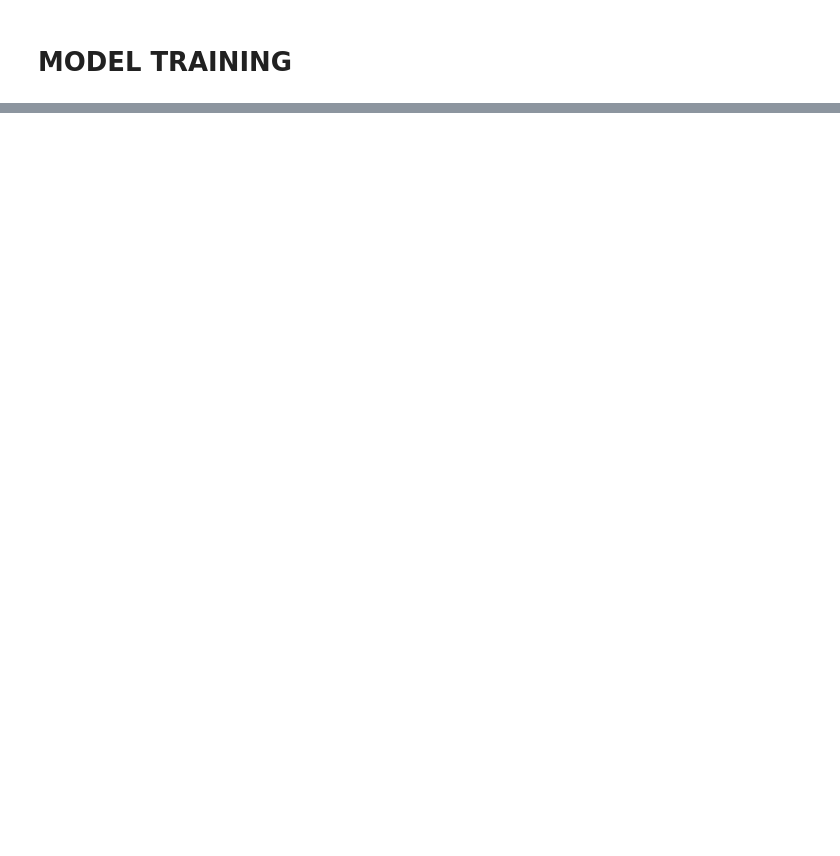
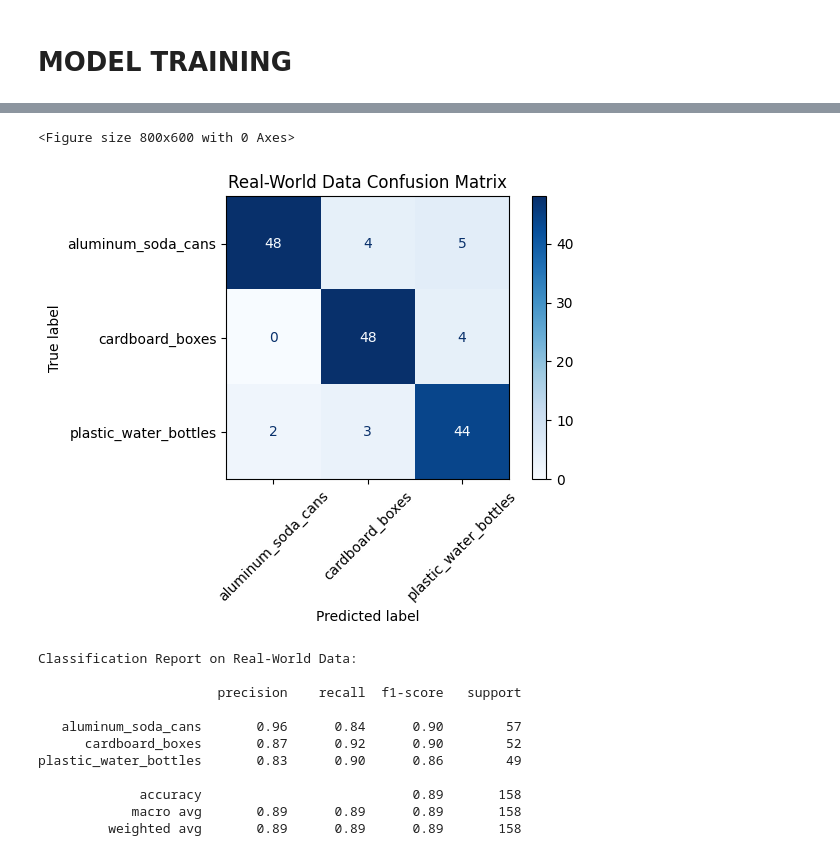
Before and after one commit to fadzleeai/supervised_vs_unsupervised, a Jupyter notebook: supervised_model.ipynb, the cells around one changed output, grey strips where cells are left out. Drawn from its saved outputs; the diff is of its cells as text; code cells hidden in the pictures; blank space fills up the shorter version.

```diff
--- a/supervised_model.ipynb
+++ b/supervised_model.ipynb
@@ -255,0 +259,60 @@ plastic_detergent_bottles       1.00      0.88      0.94        50
+# %%
+import numpy as np
+import matplotlib.pyplot as plt
+from tensorflow.keras.models import load_model
+from tensorflow.keras.preprocessing.image import ImageDataGenerator
+from sklearn.metrics import confusion_matrix, ConfusionMatrixDisplay, classification_report
+
+# -----------------------------
+# Load your trained model
+# -----------------------------
+# If already in memory from training, skip this. Otherwise:
+# model = load_model("my_final_model.h5")
+
+# -----------------------------
+# Data generator for real-world test data
+# -----------------------------
+IMAGE_SIZE = (128, 128)
+BATCH_SIZE = 32
+
+real_test_gen = ImageDataGenerator(rescale=1./255)
+
+real_test_data = real_test_gen.flow_from_directory(
+    'real_world_data',
+    target_size=IMAGE_SIZE,
+    batch_size=BATCH_SIZE,
+    class_mode='categorical',
+    shuffle=False  # important for correct label order
+)
+
+# -----------------------------
+# Predict with the trained model
+# -----------------------------
+pred_probs = model.predict(real_test_data)
+pred_labels = np.argmax(pred_probs, axis=1)
+
+# -----------------------------
+# Get true labels and class names
+# -----------------------------
+true_labels = real_test_data.classes
+class_names = list(real_test_data.class_indices.keys())
+
+# -----------------------------
+# Confusion Matrix
+# -----------------------------
+cm = confusion_matrix(true_labels, pred_labels)
+plt.figure(figsize=(8, 6))
+disp = ConfusionMatrixDisplay(confusion_matrix=cm, display_labels=class_names)
+disp.plot(cmap=plt.cm.Blues, values_format='d')
+plt.title("Real-World Data Confusion Matrix")
+plt.xticks(rotation=45)
+plt.tight_layout()
+plt.show()
+
+# -----------------------------
+# Classification Report
+# -----------------------------
+report = classification_report(true_labels, pred_labels, target_names=class_names)
+print("Classification Report on Real-World Data:\n")
+print(report)
+# %% [output]
@@ -255,0 +321,13 @@ plastic_detergent_bottles       1.00      0.88      0.94        50
+<Figure size 800x600 with 0 Axes>
+[figure, added]
+Classification Report on Real-World Data:
+
+                       precision    recall  f1-score   support
+
+   aluminum_soda_cans       0.96      0.84      0.90        57
+      cardboard_boxes       0.87      0.92      0.90        52
+plastic_water_bottles       0.83      0.90      0.86        49
+
+             accuracy                           0.89       158
+            macro avg       0.89      0.89      0.89       158
+         weighted avg       0.89      0.89      0.89       158
```
Also changed, not shown: parts of 6 cells of this notebook, 1 other file.
